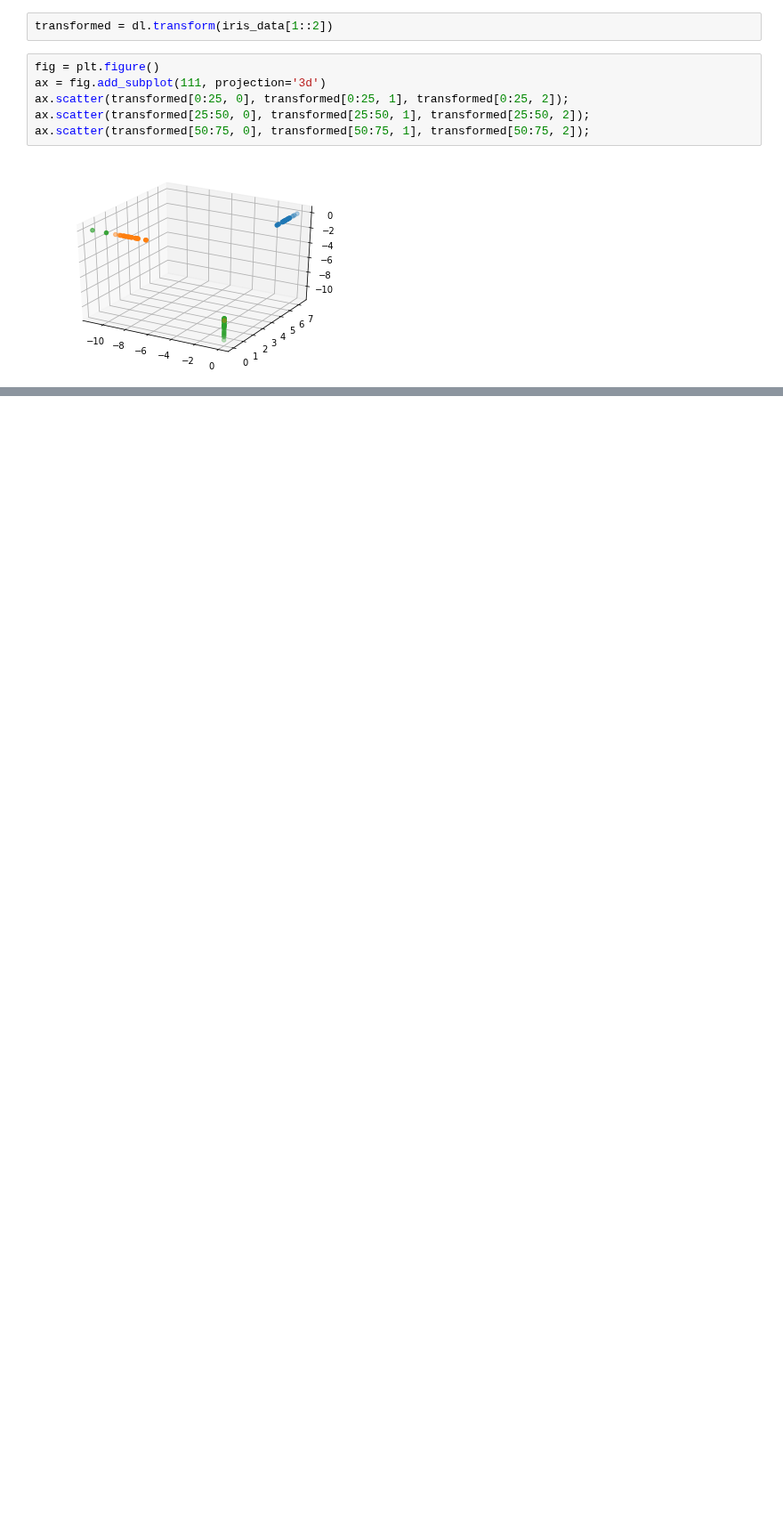
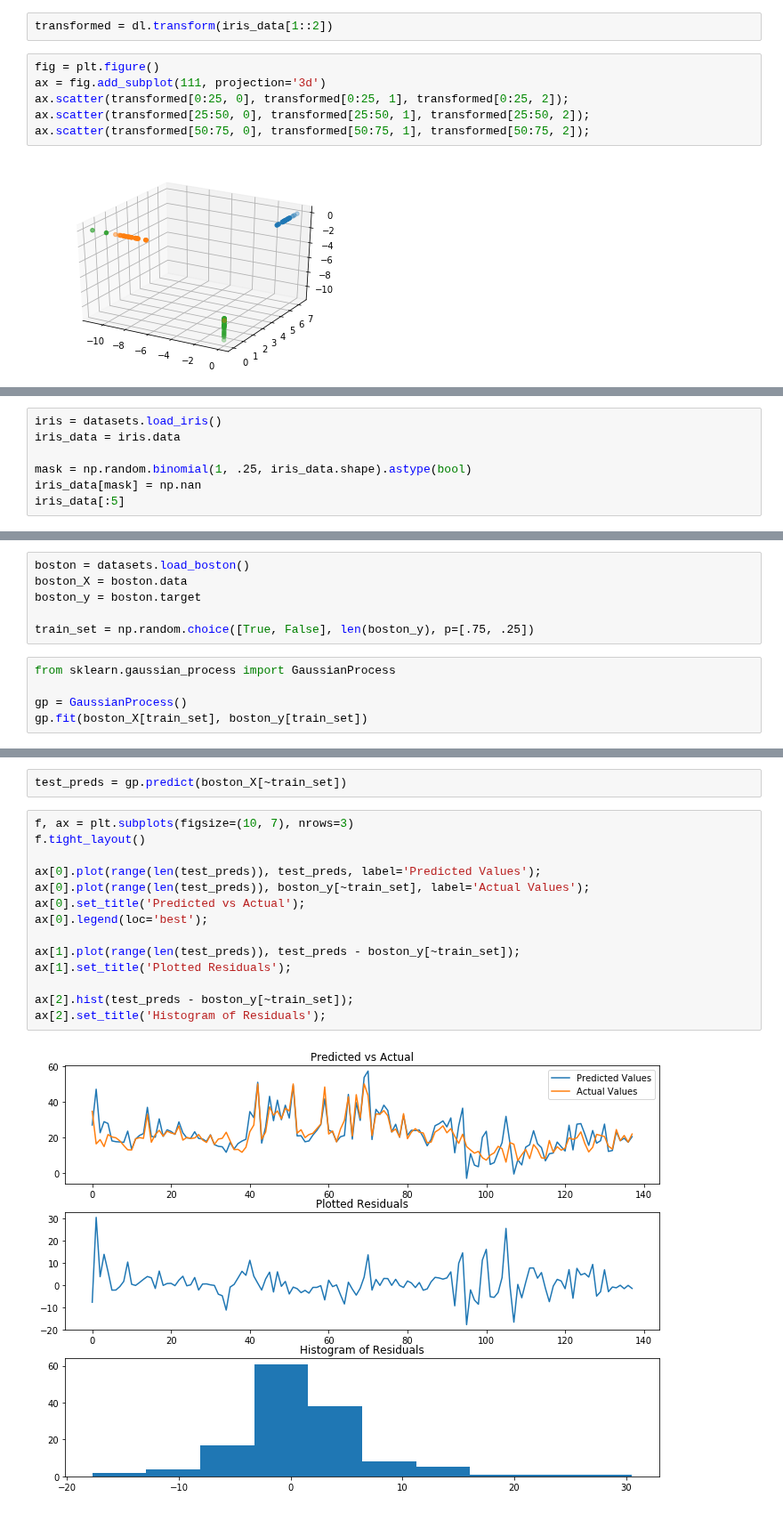
Before and after one commit to rvernagus/data-science-notebooks, a Jupyter notebook: scikit-learn/Preparing Data.ipynb, the cells around one changed output, grey strips where cells are left out. Shown at 89% size. Saved outputs shown, nothing was run; the diff lists cells and outputs as text; blank space fills up the shorter version.

Commit message:
Add GaussianProcess section to Preparing Data

```diff
--- a/scikit-learn/Preparing Data.ipynb
+++ b/scikit-learn/Preparing Data.ipynb
@@ -565,0 +572,7 @@ ax.scatter(transformed[50:75, 0], transformed[50:75, 1], transformed[50:75, 2]);
+# %%
+iris = datasets.load_iris()
+iris_data = iris.data
+
+mask = np.random.binomial(1, .25, iris_data.shape).astype(bool)
+iris_data[mask] = np.nan
+iris_data[:5]
@@ -565,0 +618,11 @@ ax.scatter(transformed[50:75, 0], transformed[50:75, 1], transformed[50:75, 2]);
+# %%
+boston = datasets.load_boston()
+boston_X = boston.data
+boston_y = boston.target
+
+train_set = np.random.choice([True, False], len(boston_y), p=[.75, .25])
+# %%
+from sklearn.gaussian_process import GaussianProcess
+
+gp = GaussianProcess()
+gp.fit(boston_X[train_set], boston_y[train_set])
@@ -565,0 +638,18 @@ ax.scatter(transformed[50:75, 0], transformed[50:75, 1], transformed[50:75, 2]);
+# %%
+test_preds = gp.predict(boston_X[~train_set])
+# %%
+f, ax = plt.subplots(figsize=(10, 7), nrows=3)
+f.tight_layout()
+
+ax[0].plot(range(len(test_preds)), test_preds, label='Predicted Values');
+ax[0].plot(range(len(test_preds)), boston_y[~train_set], label='Actual Values');
+ax[0].set_title('Predicted vs Actual');
+ax[0].legend(loc='best');
+
+ax[1].plot(range(len(test_preds)), test_preds - boston_y[~train_set]);
+ax[1].set_title('Plotted Residuals');
+
+ax[2].hist(test_preds - boston_y[~train_set]);
+ax[2].set_title('Histogram of Residuals');
+# %% [output]
+[figure, added]
```
Also changed, not shown: parts of 28 cells of this notebook.
